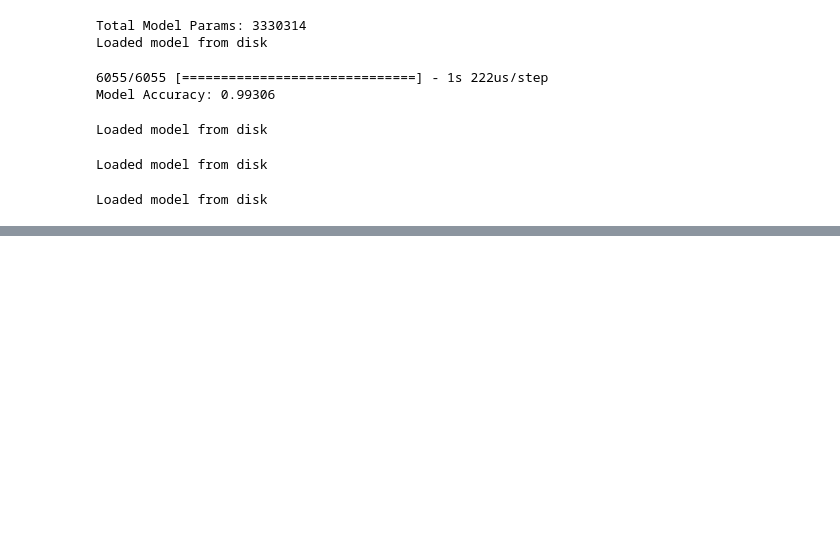
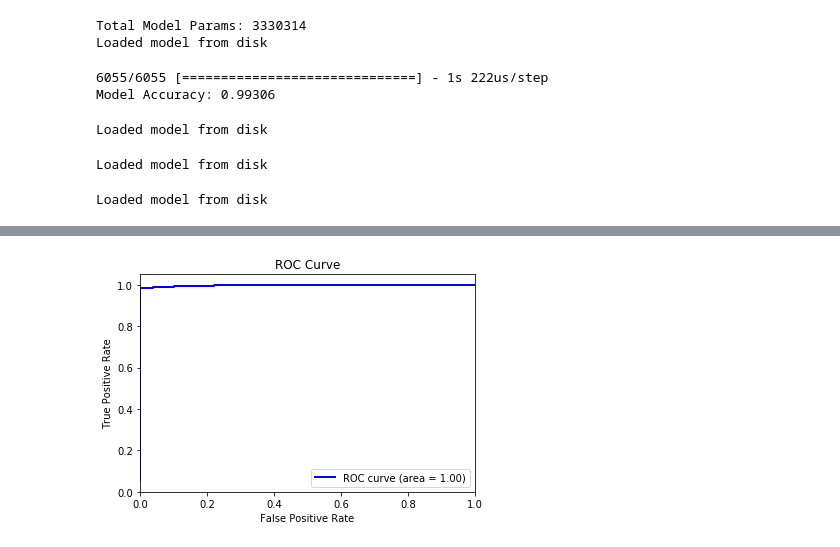
Before and after one commit to jasjeetIM/AdversarialDetector, a Jupyter notebook: notebooks/MNIST.ipynb, the cells around one changed output, grey strips where cells are left out. Saved outputs shown, nothing was run; the diff lists cells and outputs as text; code cells hidden in the pictures; blank space fills up the shorter version.

```diff
--- a/notebooks/MNIST.ipynb
+++ b/notebooks/MNIST.ipynb
@@ -375,20 +455,20 @@ print ('2 Phase CW BIM B: %.4f' % ( comp_norm(grads_p2_cw_bim_b_norms, grads_reg
 #Select training and test indices
 np.random.seed(SEED)
 train_pct = .95
-reg_train_idx = np.random.choice(range(num_test_samples), int(train_pct*num_test_samples))
-reg_test_idx = get_test_from_train_idx(range(num_test_samples), reg_train_idx)
-fgsm_train_idx = np.random.choice(fgsm_idx, int(len(fgsm_idx)*train_pct))
-fgsm_test_idx = get_test_from_train_idx(fgsm_idx, fgsm_train_idx)
-bim_a_train_idx = np.random.choice(bim_a_idx, int(len(bim_a_idx)*train_pct))
-bim_a_test_idx = get_test_from_train_idx(bim_a_idx, bim_a_train_idx)
-bim_b_train_idx =np.random.choice(bim_b_idx, int(len(bim_b_idx)*train_pct))
-bim_b_test_idx = get_test_from_train_idx(bim_b_idx, bim_b_train_idx)
-jsma_train_idx =np.random.choice(jsma_idx, int(len(jsma_idx)*train_pct))
-jsma_test_idx = get_test_from_train_idx(jsma_idx, jsma_train_idx)
-cw_train_idx = np.random.choice(cw_idx, int(len(cw_idx)*train_pct))
-cw_test_idx = get_test_from_train_idx(cw_idx, cw_train_idx)
-df_train_idx = np.random.choice(df_idx, int(len(df_idx)*train_pct))
-df_test_idx = get_test_from_train_idx(df_idx, df_train_idx)
+reg_train_idx = np.random.choice(np.arange(num_test_samples), int(train_pct*num_test_samples), replace=False)
+reg_test_idx = get_test_from_train_idx(np.arange(num_test_samples), reg_train_idx)
+fgsm_train_idx = np.random.choice(np.arange(len(fgsm_idx)), int(len(fgsm_idx)*train_pct), replace=False)
+fgsm_test_idx = get_test_from_train_idx(np.arange(len(fgsm_idx)), fgsm_train_idx)
+bim_a_train_idx = np.random.choice(np.arange(len(bim_a_idx)), int(len(bim_a_idx)*train_pct), replace=False)
+bim_a_test_idx = get_test_from_train_idx(np.arange(len(bim_a_idx)), bim_a_train_idx)
+bim_b_train_idx =np.random.choice(np.arange(len(bim_b_idx)), int(len(bim_b_idx)*train_pct), replace=False)
+bim_b_test_idx = get_test_from_train_idx(np.arange(len(bim_b_idx)), bim_b_train_idx)
+jsma_train_idx =np.random.choice(np.arange(len(jsma_idx)), int(len(jsma_idx)*train_pct), replace=False)
+jsma_test_idx = get_test_from_train_idx(np.arange(len(jsma_idx)), jsma_train_idx)
+cw_train_idx = np.random.choice(np.arange(len(cw_idx)), int(len(cw_idx)*train_pct), replace=False)
+cw_test_idx = get_test_from_train_idx(np.arange(len(cw_idx)), cw_train_idx)
+df_train_idx = np.random.choice(np.arange(len(df_idx)), int(len(df_idx)*train_pct), replace=False)
+df_test_idx = get_test_from_train_idx(np.arange(len(df_idx)), df_train_idx)
 
 
 
@@ -465,20 +582,22 @@ total_acc = logreg.score(test_data, test_labels)
 # %%
 #Plot ROC for the entire test dataset
 probs = logreg.predict_proba(test_data)
 fpr, tpr, _ = roc_curve(test_labels, probs[:, 1])
 roc_auc = auc(fpr, tpr)
 
 # Plot all ROC curves
 plt.figure()
 plt.plot(fpr, tpr,
          label='ROC curve (area = {0:0.2f})'
                ''.format(roc_auc),
-         color='deeppink', linestyle=':', linewidth=1)
+         color='blue', linewidth=2)
 
 plt.xlim([0.0, 1.0])
 plt.ylim([0.0, 1.05])
 plt.xlabel('False Positive Rate')
 plt.ylabel('True Positive Rate')
 plt.title('ROC Curve')
 plt.legend(loc="lower right")
 plt.show()
+# %% [output]
+[figure, added]
```
Also changed, not shown: parts of 12 cells of this notebook, 3 other files.
